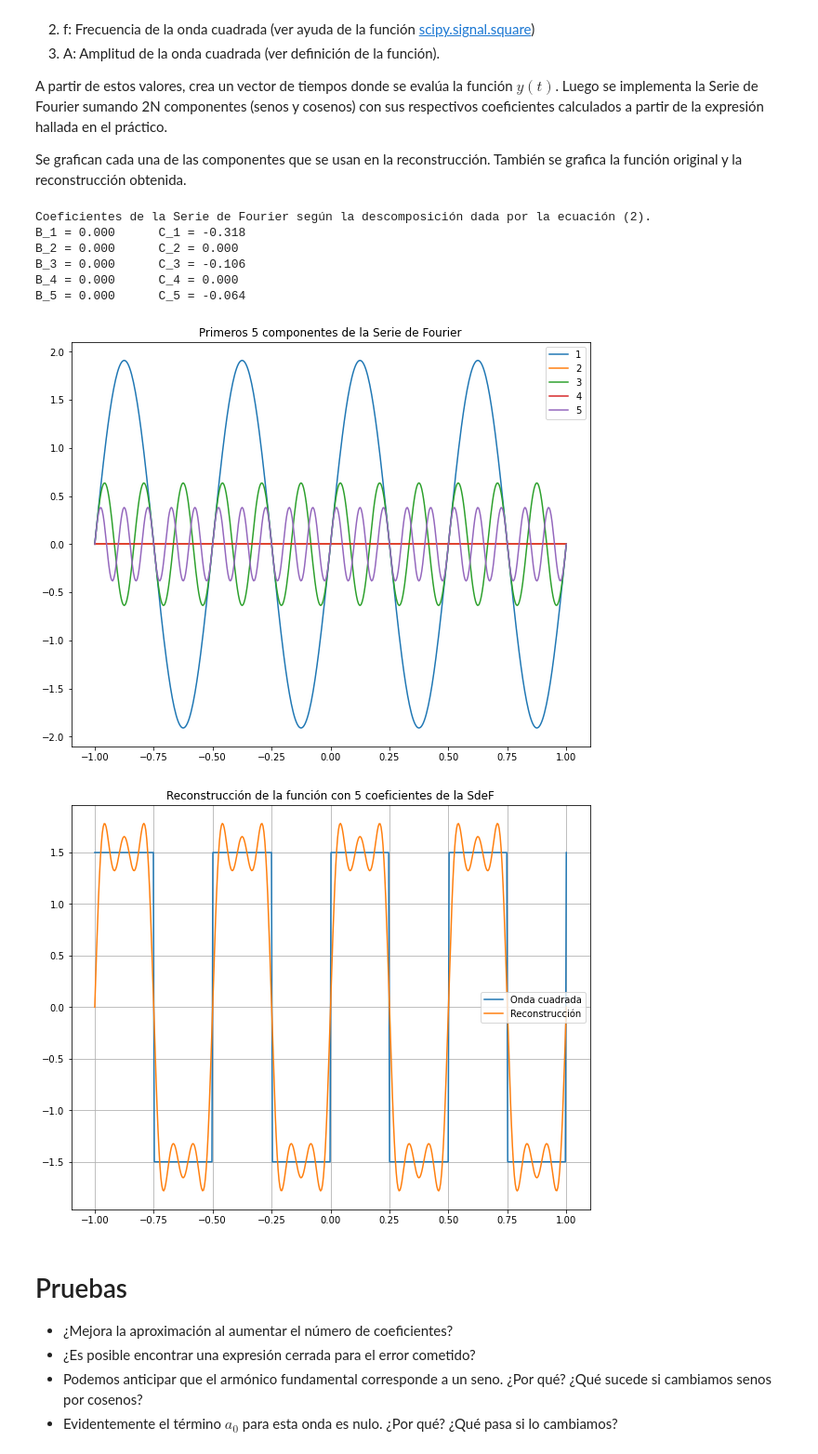
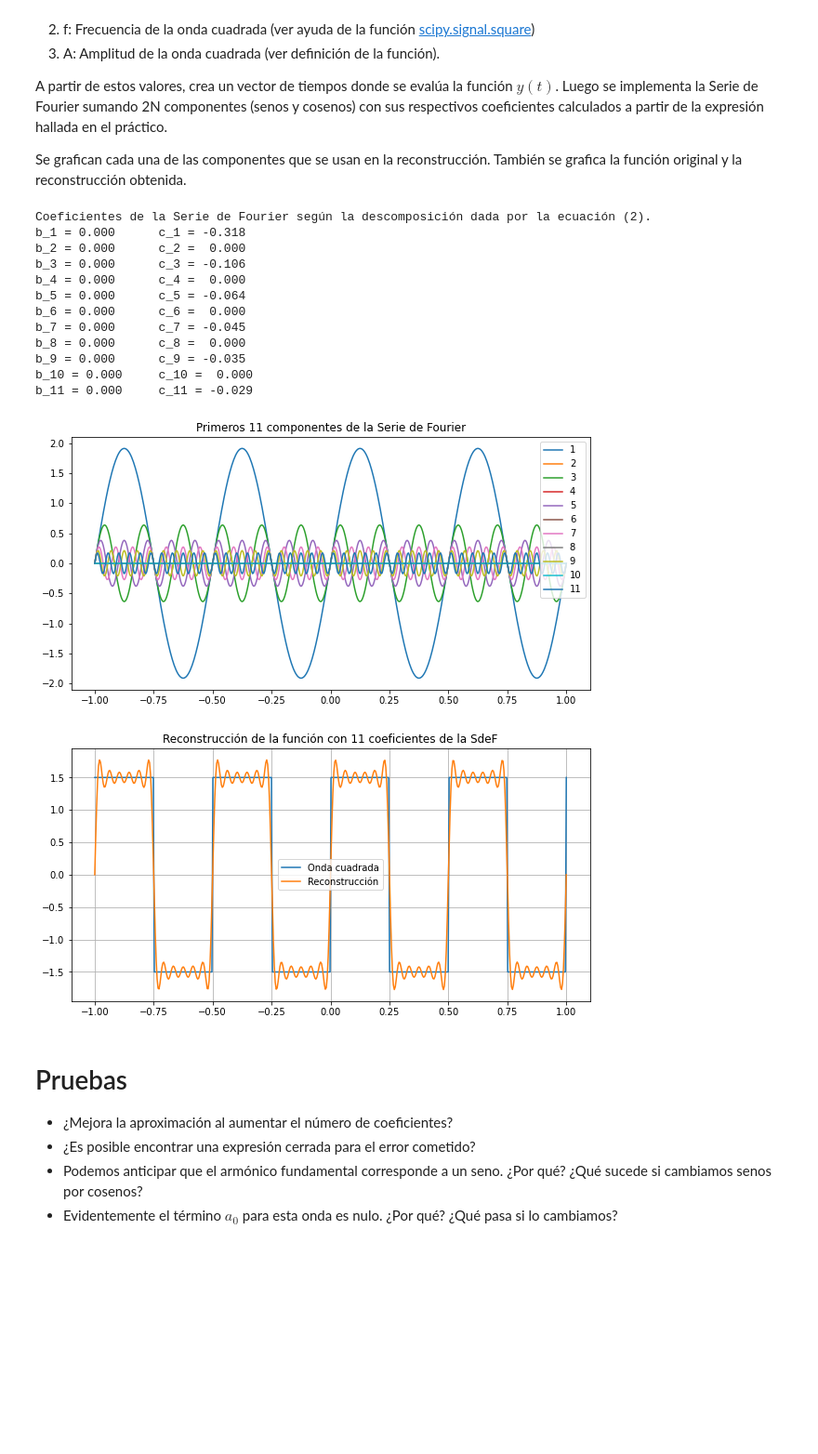
Before and after one commit to seys-fing/scripts, a Jupyter notebook: seys_03_SdeF_onda_cuadrada_exponenciales.ipynb, the cells around one changed output. Shown: that part at 93% size. Drawn from its saved outputs; the diff is of its cells as text; code cells hidden in the pictures; blank space fills up the shorter version.

```diff
--- a/seys_03_SdeF_onda_cuadrada_exponenciales.ipynb
+++ b/seys_03_SdeF_onda_cuadrada_exponenciales.ipynb
@@ -85,49 +122,59 @@ Se grafican cada una de las componentes que se usan en la reconstrucción. Tambi
 # =============================================================================
 # Main program.
 # =============================================================================
-N = 5  # Número de coeficientes a usar.
+N = 11  # Número de coeficientes a usar.
 f = 2  # Frecuencia de la onda cuadrada.
 A = 3  # Amplitud de la onda cuadrada.
 
 # Tiempo
 n = np.linspace(-1, 1, 500)
 
 # Tren de pulsos
 y = funcion(n, f, A)
 
 # Suma de exponenciales.
 # Ver ec.(3.32): x = a0 + 2\sum_{k=1}^N B_k\cos(k\omega_0t) - C_k\sin(k\omega_0t)
 a0 = 0
 z = a0
 
-print('Coeficientes de la Serie de Fourier según la descomposición dada por la ecuación (2).')
-plt.figure(figsize=(10, 8))
+print(
+    'Coeficientes de la Serie de Fourier según la descomposición dada por la ecuación (2).'
+)
+plt.figure(figsize=(10, 5))
+plt.title('Primeros %d componentes de la Serie de Fourier' % N)
+# plt.subplots(3,3)
 for k in range(1, N + 1):
-    print('B_%d = %5.3f\t C_%d = %5.3f' %
+    print('b_%d = %5.3f\t c_%d = %6.3f' %
           (k, coeficiente_cos(k), k, coeficiente_sin(k)))
     ecos = A * coeficiente_cos(k) * np.cos(k * (2 * np.pi * f) * n)
     esin = A * coeficiente_sin(k) * np.sin(k * (2 * np.pi * f) * n)
     zn = 2 * (ecos - esin)
     z = z + zn
+#     plt.subplot(int(np.ceil(N/2)),2,k)
     plt.plot(n, zn, label=k)
     plt.legend()
-plt.title('Primeros %d componentes de la Serie de Fourier' % N)
 
-plt.figure(figsize=(10, 8))
+plt.figure(figsize=(10, 5))
 plt.plot(n, y, label='Onda cuadrada')
 plt.plot(n, z, label='Reconstrucción')
 plt.legend()
 plt.title('Reconstrucción de la función con %d coeficientes de la SdeF' % N)
 plt.grid()
 # %% [output]
 Coeficientes de la Serie de Fourier según la descomposición dada por la ecuación (2).
-B_1 = 0.000      C_1 = -0.318
-B_2 = 0.000      C_2 = 0.000
-B_3 = 0.000      C_3 = -0.106
-B_4 = 0.000      C_4 = 0.000
-B_5 = 0.000      C_5 = -0.064
+b_1 = 0.000      c_1 = -0.318
+b_2 = 0.000      c_2 =  0.000
+b_3 = 0.000      c_3 = -0.106
+b_4 = 0.000      c_4 =  0.000
+b_5 = 0.000      c_5 = -0.064
+b_6 = 0.000      c_6 =  0.000
+b_7 = 0.000      c_7 = -0.045
+b_8 = 0.000      c_8 =  0.000
+b_9 = 0.000      c_9 = -0.035
+b_10 = 0.000     c_10 =  0.000
+b_11 = 0.000     c_11 = -0.029
-[figure, old version]
+[figure, new version]
-[figure, old version]
+[figure, new version]
 # %% [markdown]
 # Pruebas
 
```
Also changed, not shown: parts of 2 cells of this notebook, 2 other files.
